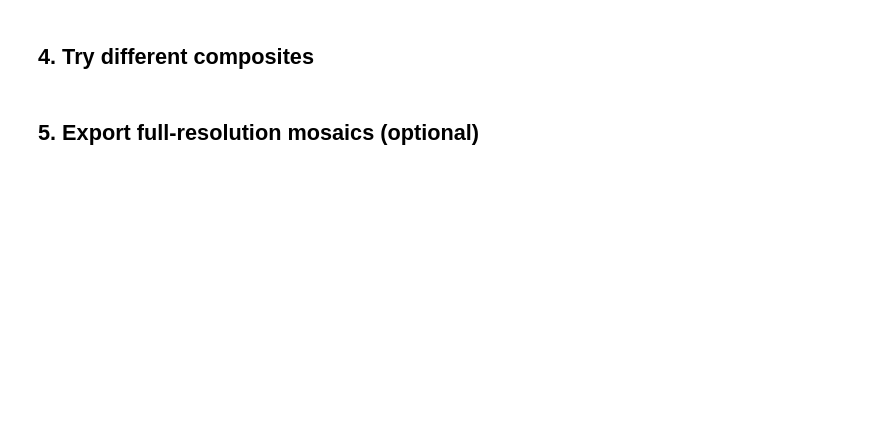
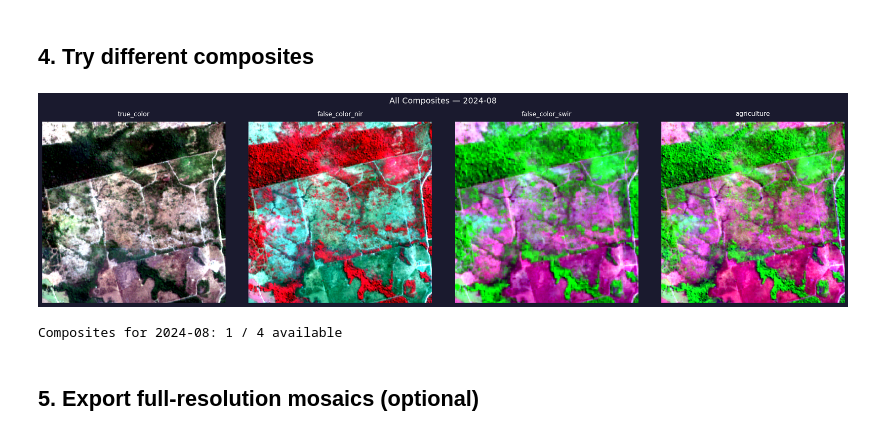
Before and after one commit to joaosiqueira/gee-monthly-mosaic, a Jupyter notebook: notebooks/quickstart.ipynb, the cells around one changed output. Drawn from its saved outputs; the diff is of its cells as text; code cells hidden in the pictures; blank space fills up the shorter version.

Commit message:
Update mosaic implementation and quickstart notebook

```diff
--- a/notebooks/quickstart.ipynb
+++ b/notebooks/quickstart.ipynb
@@ -88,3 +94,51 @@ print(f"\nFalse color NIR URLs: {len(results_fc)} months")
+# %%
+# Compare all 4 composites for a single month
+import requests
+import matplotlib.pyplot as plt
+from io import BytesIO
+from PIL import Image
+from gee_monthly_mosaic import COMPOSITES
+
+# Pick a month with good data (August typically has less cloud cover)
+target_month_date = '2024-08-31'
+target_month_label = '2024-08'
+
+fig, axes = plt.subplots(1, 4, figsize=(20, 5))
+fig.patch.set_facecolor('#1a1a2e')
+fig.suptitle(f'All Composites — {target_month_label}', color='white', fontsize=14, y=1.02)
+
+for idx, (ax, composite_name) in enumerate(zip(axes, COMPOSITES.keys())):
+    # Build URL for this composite
+    builder = MonthlyMosaicBuilder(
+        geometry=geometry,
+        end_date=target_month_date,
+        n_months=1,
+        composite=composite_name,
+        paint_geometry=False,  # no overlay for clean comparison
+    )
+    urls = builder.get_urls(workers=1)
+    r = urls[0]
+
+    ax.set_facecolor('#0d0d0d')
+
+    if r['url']:
+        resp = requests.get(r['url'], timeout=30)
+        img = Image.open(BytesIO(resp.content)).convert('RGB')
+        ax.imshow(img)
+    else:
+        ax.text(0.5, 0.5, 'No data', ha='center', va='center',
+                transform=ax.transAxes, color='#ff6b6b', fontsize=12)
+
+    ax.set_title(composite_name, color='white', fontsize=11, pad=10)
+    ax.axis('off')
+
+plt.tight_layout()
+plt.show()
+
+print(f'Composites for {target_month_label}: {sum(1 for u in urls if u["url"])} / 4 available')
+# %% [output]
+[figure, added]
+Composites for 2024-08: 1 / 4 available
 # %% [markdown]
 ## 5. Export full-resolution mosaics (optional)
 # %%
```
Also changed, not shown: parts of 6 cells of this notebook, 1 other file.
